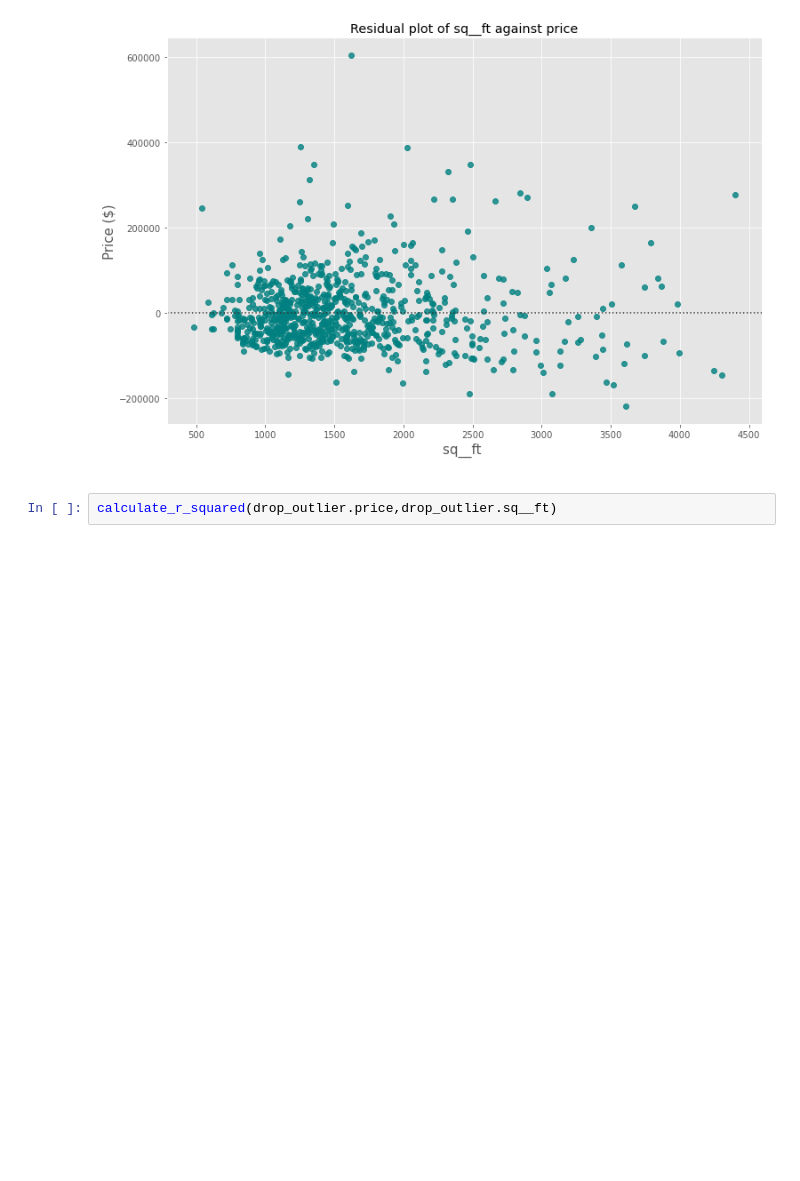
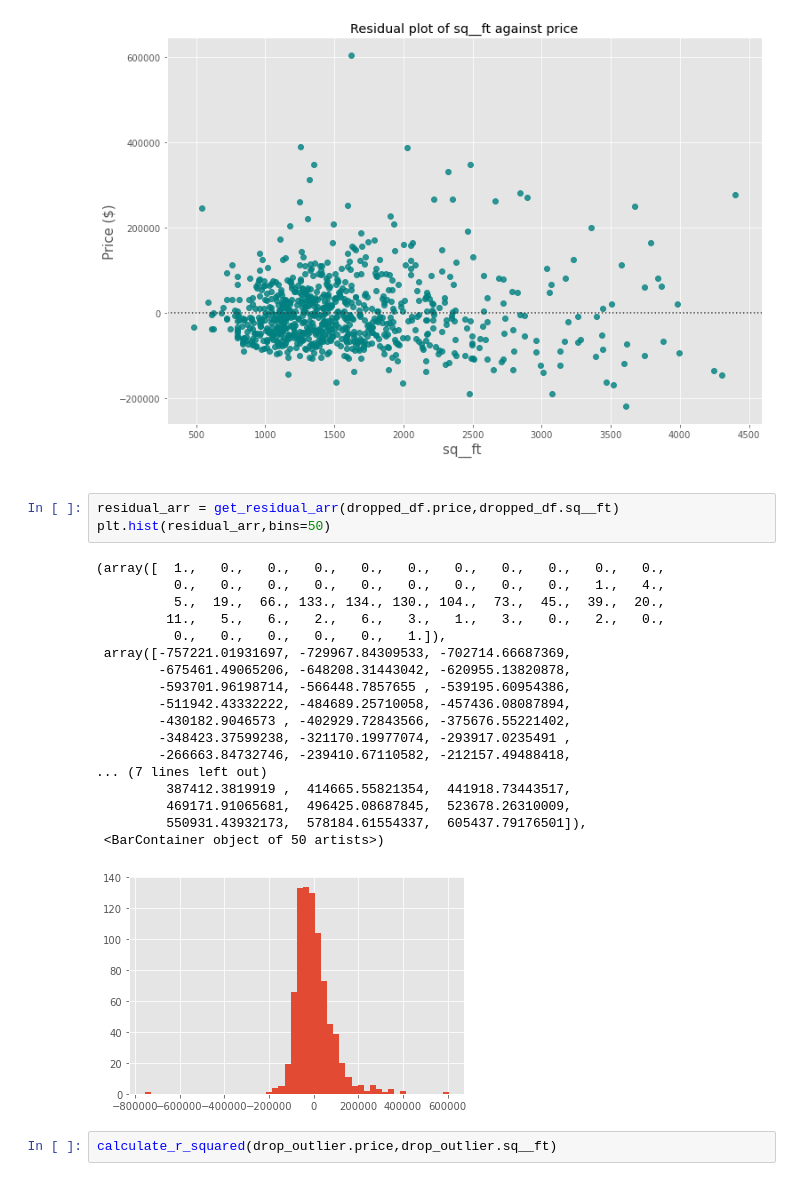
Before and after one commit to kyzers0ze/InstituteofData2021, a Jupyter notebook: completed_labs/Lab 4.1.1 - Linear Regression I.ipynb, the cells around one changed output. Saved outputs shown, nothing was run; the diff lists cells and outputs as text; blank space fills up the shorter version.

```diff
--- a/completed_labs/Lab 4.1.1 - Linear Regression I.ipynb
+++ b/completed_labs/Lab 4.1.1 - Linear Regression I.ipynb
@@ -328,6 +342,28 @@ plt.xlabel("sq__ft \n",fontsize=15)
 # %% [output]
 Text(0.5, 0, 'sq__ft \n')
 [figure]
+# %%
+residual_arr = get_residual_arr(dropped_df.price,dropped_df.sq__ft)
+plt.hist(residual_arr,bins=50)
+# %% [output]
+(array([  1.,   0.,   0.,   0.,   0.,   0.,   0.,   0.,   0.,   0.,   0.,
+          0.,   0.,   0.,   0.,   0.,   0.,   0.,   0.,   0.,   1.,   4.,
+          5.,  19.,  66., 133., 134., 130., 104.,  73.,  45.,  39.,  20.,
+         11.,   5.,   6.,   2.,   6.,   3.,   1.,   3.,   0.,   2.,   0.,
+          0.,   0.,   0.,   0.,   0.,   1.]),
+ array([-757221.01931697, -729967.84309533, -702714.66687369,
+        -675461.49065206, -648208.31443042, -620955.13820878,
+        -593701.96198714, -566448.7857655 , -539195.60954386,
+        -511942.43332222, -484689.25710058, -457436.08087894,
+        -430182.9046573 , -402929.72843566, -375676.55221402,
+        -348423.37599238, -321170.19977074, -293917.0235491 ,
+        -266663.84732746, -239410.67110582, -212157.49488418,
+... (7 lines left out)
+         387412.3819919 ,  414665.55821354,  441918.73443517,
+         469171.91065681,  496425.08687845,  523678.26310009,
+         550931.43932173,  578184.61554337,  605437.79176501]),
+ <BarContainer object of 50 artists>)
+[figure, added]
 # %%
 calculate_r_squared(drop_outlier.price,drop_outlier.sq__ft)
 # %% [output]
```
Also changed, not shown: parts of 2 cells of this notebook.
